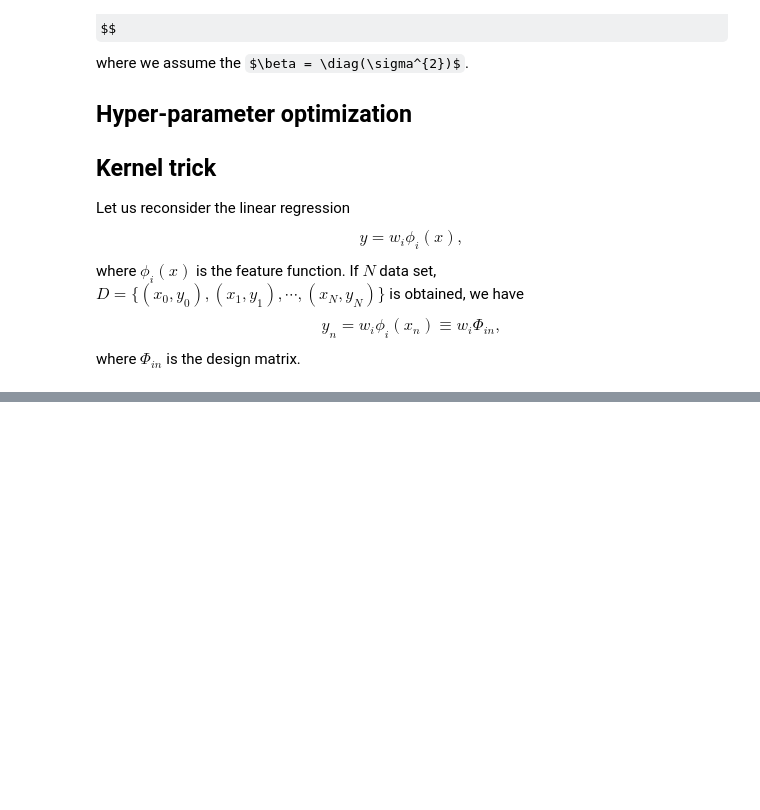
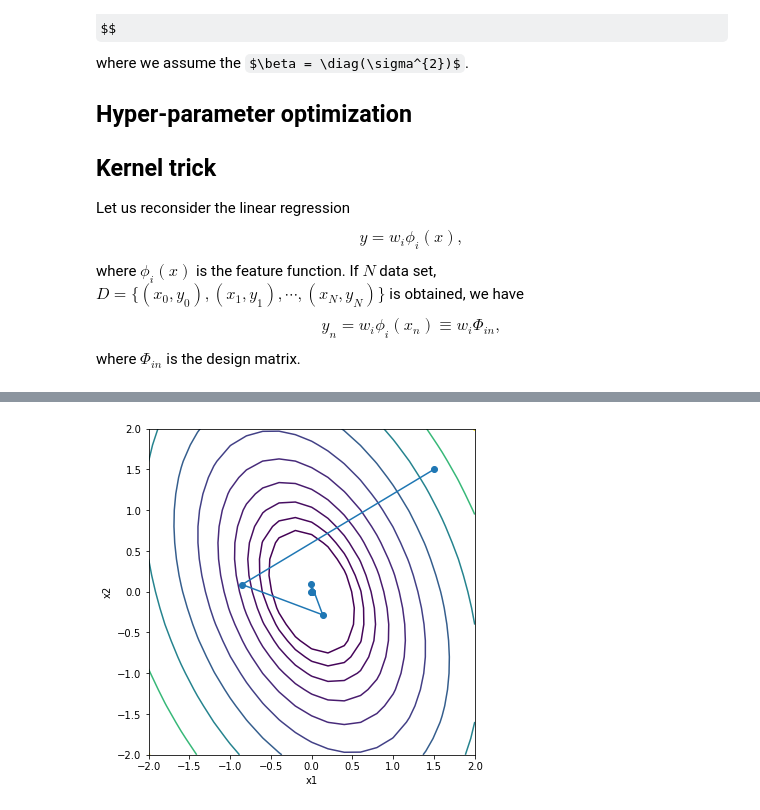
Before and after one commit to h16ki/ising, a Jupyter notebook: src/bayes.ipynb, the cells around one changed output, grey strips where cells are left out. Drawn from its saved outputs; the diff is of its cells as text; code cells hidden in the pictures; some formulas as TeX source; blank space fills up the shorter version.

```diff
--- a/src/bayes.ipynb
+++ b/src/bayes.ipynb
@@ -970,0 +968,88 @@ plt.xscale("log")
+# %%
+import numpy as np
+from typing import Sequence
+
+class BFGS:
+    def __init__(self, xi=0.3, tau=0.9, rec=False):
+        self.xi = xi        # Armijo condition
+        self.tau = tau      # step-wise
+        self.path = None
+        self.status = False # is convergent
+
+    def solve(self, fun, *, x0, jac, tol=1e-9, iter_max=1000):
+        if isinstance(x0, Sequence):
+            dim = len(x0)
+            x0 = np.array(x0, dtype=np.float64)
+        else:
+            dim = 1
+
+        path = [x0]
+        I = np.eye(dim)
+        hessi = np.eye(dim)     # hess ** (-1)
+
+        k = 0
+        s = 1
+        for _ in range(iter_max):
+            grad = jac(x0)
+
+            if np.linalg.norm(grad) < tol or np.linalg.norm(s) < tol:
+                self.status = "OK"
+                break
+            elif k == iter_max - 1:
+                break
+            else:
+                alpha = 1.0
+                k += 1
+
+            d = -np.dot(hessi, grad)
+            while fun(x0 + alpha * d) > (fun(x0) + self.xi * alpha * np.dot(grad, d)):
+                alpha = self.tau * alpha
+
+            s = alpha * d
+            y = jac(x0 + s) - jac(x0)
+            x0 = x0 + s
+
+            # BFGS: update hessian inverse
+            sTy = np.dot(s, y)
+            syT = np.outer(s, y)
+            ssT = np.outer(s, s)
+            hessi = (I - syT / sTy) @ hessi @ (I - syT / sTy).T + ssT / sTy
+
+            path.append(x0)
+
+        path = np.asarray(path, dtype=np.float64)
+        self.path = path
+
+        return x0
+
+
+if __name__ == "__main__":
+    import matplotlib.pyplot as plt
+
+    bfgs = BFGS()
+    x0 = 1.5
+    x = bfgs.solve(lambda x: (x ** 2 - 1.0) ** 2, x0=x0, jac=lambda x: 4*x*(x**2 - 1.0))
+
+    def f(x):
+        return 2*x[0]**2 + x[1]**2 + x[0]*x[1]
+
+    def f_der(x):
+        return np.array([4*x[0] + x[1], x[0] + 2*x[1]])
+
+    x = bfgs.solve(f, x0=[1.5, 1.5], jac=f_der)
+    path = bfgs.path
+
+    x1 = np.linspace(-2, 2, 21)
+    x2 = np.linspace(-2, 2, 21)
+    x1_mesh, x2_mesh = np.meshgrid(x1, x2)
+    z = f(np.array((x1_mesh, x2_mesh)))
+
+    fig, ax = plt.subplots(figsize=(6, 6))
+    ax.contour(x1, x2, z, levels=np.logspace(-0.3, 1.2, 10))
+    ax.plot(path[:,0], path[:,1], marker="o")
+    ax.set_xlabel("x1")
+    ax.set_ylabel("x2")
+    ax.set_aspect('equal')
+    plt.show()
+# %% [output]
+[figure, added]
```
Also changed, not shown: parts of 32 cells of this notebook, 1 other file.
